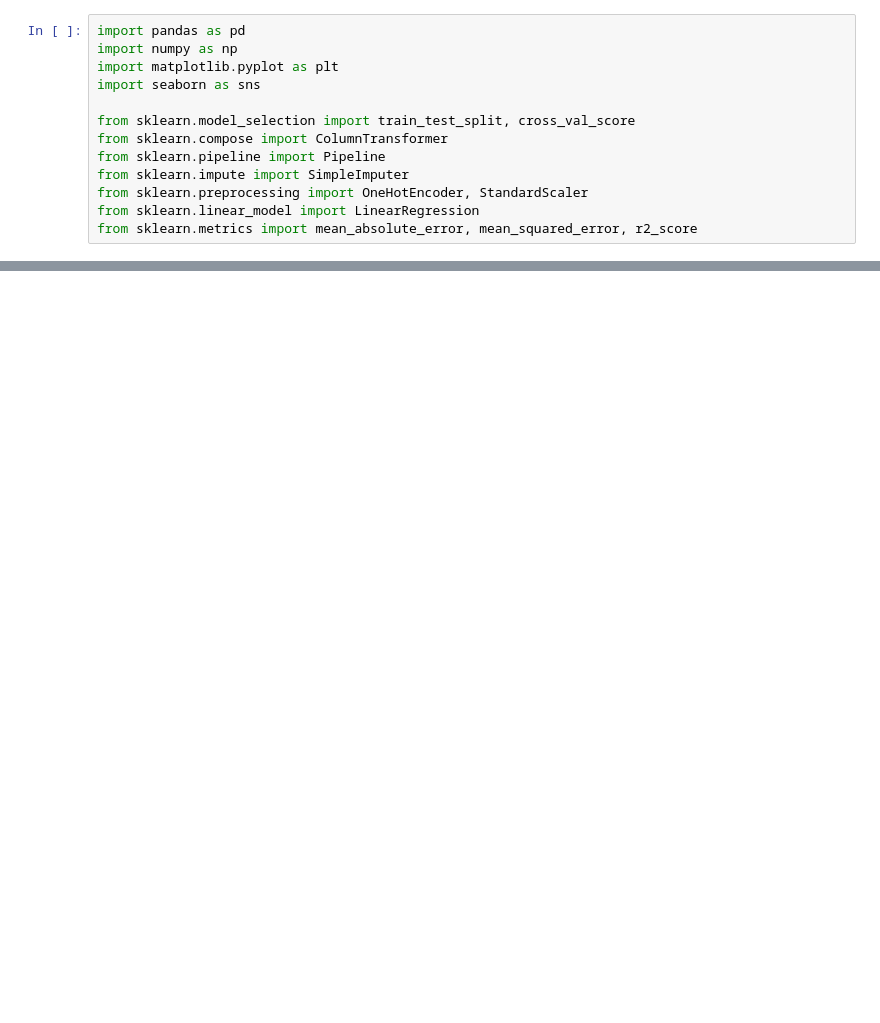
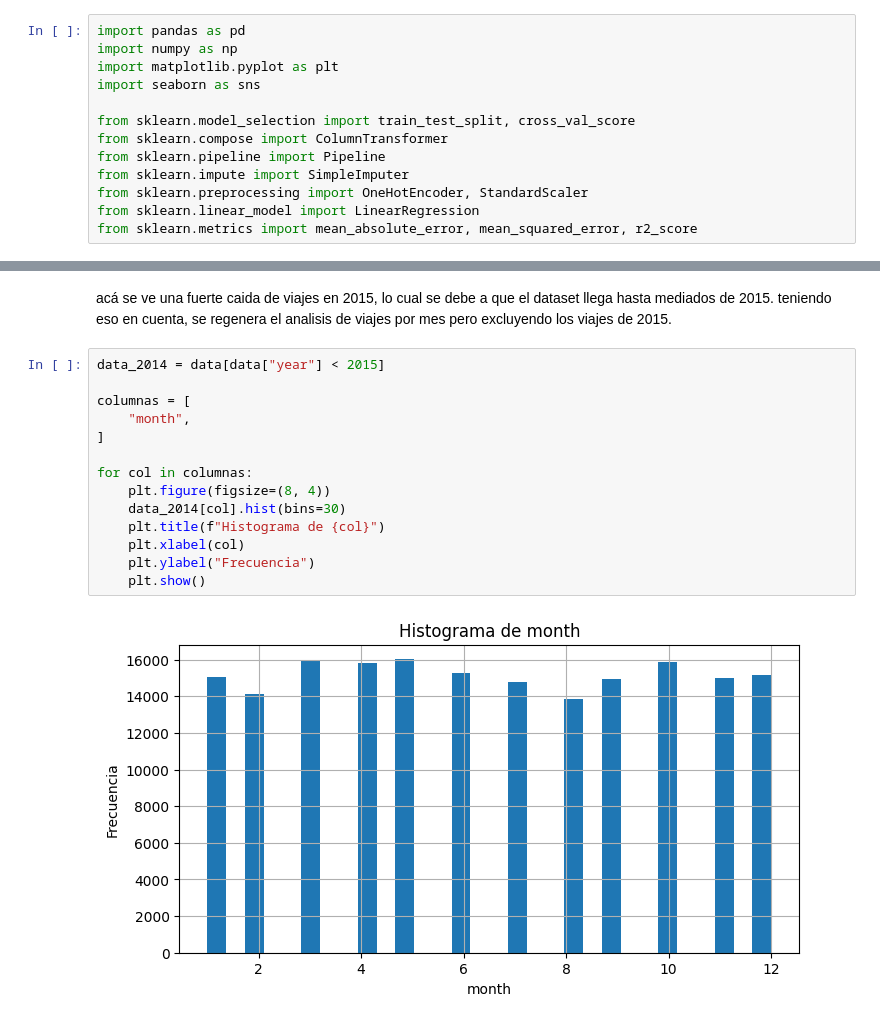
Before and after one commit to SebMun33/AA1-TUIA-2026C1-Onyskiw-Mu-oz, a Jupyter notebook: analisis_descriptivo.ipynb, the cells around one changed output, grey strips where cells are left out. Drawn from its saved outputs; the diff is of its cells as text; blank space fills up the shorter version.

Commit message:
avances en el analisis descriptivo
eso que dice ahí

```diff
--- a/analisis_descriptivo.ipynb
+++ b/analisis_descriptivo.ipynb
@@ -117,0 +291,18 @@ en pasenger_count se puede ver que hay un viaje con más de doscientos pasajeros
+# %% [markdown]
+acá se ve una fuerte caida de viajes en 2015, lo cual se debe a que el dataset llega hasta mediados de 2015. teniendo eso en cuenta, se regenera el analisis de viajes por mes pero excluyendo los viajes de 2015.
+# %%
+data_2014 = data[data["year"] < 2015]
+
+columnas = [
+    "month",
+]
+
+for col in columnas:
+    plt.figure(figsize=(8, 4))
+    data_2014[col].hist(bins=30)
+    plt.title(f"Histograma de {col}")
+    plt.xlabel(col)
+    plt.ylabel("Frecuencia")
+    plt.show()
+# %% [output]
+[figure, added]
```
Also changed, not shown: parts of 46 cells of this notebook.
